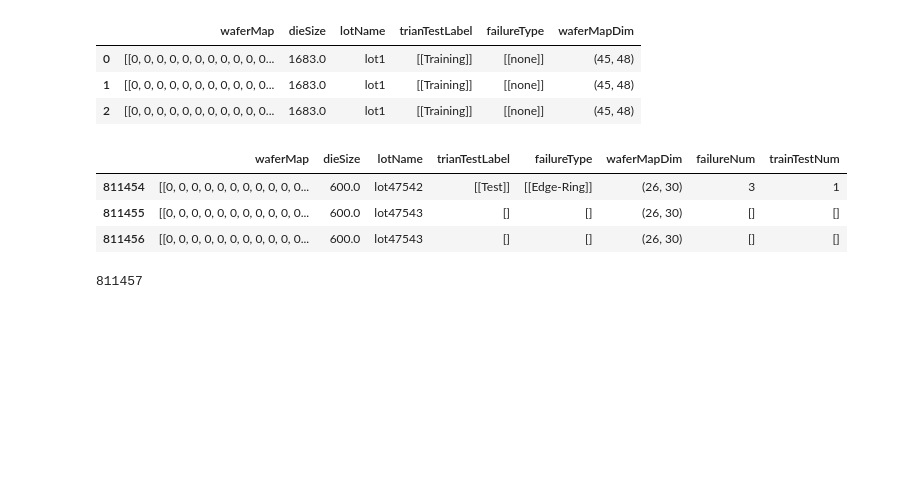
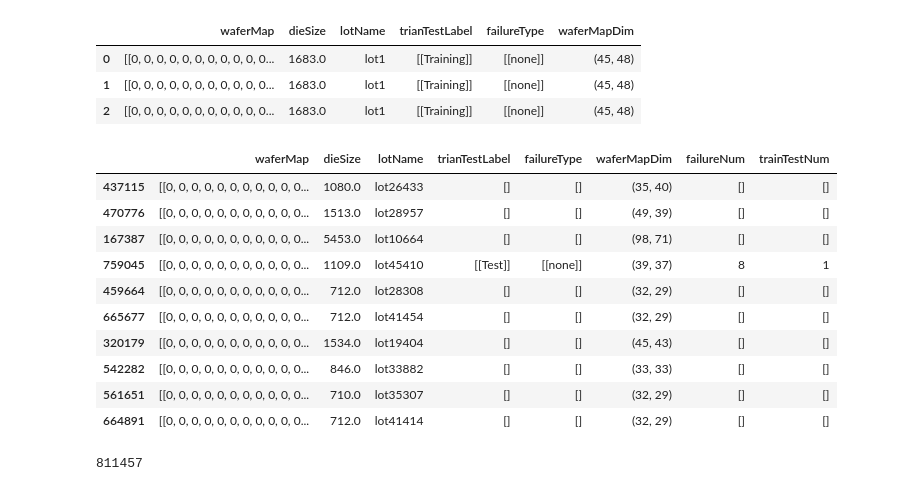
Before and after one commit to davidguo123456/Wafer-Defect-CNN, a Jupyter notebook: main.ipynb, the cells around one changed output. Cells and saved outputs as stored; diff of their text form; code cells hidden in the pictures; blank space fills up the shorter version.

Commit message:
Update splitting to include none

```diff
--- a/main.ipynb
+++ b/main.ipynb
@@ -57,15 +57,22 @@ None
 # %%
 df['failureNum']=df.failureType
 df['trainTestNum']=df.trianTestLabel
 mapping_type={'Center':0,'Donut':1,'Edge-Loc':2,'Edge-Ring':3,'Loc':4,'Random':5,'Scratch':6,'Near-full':7,'none':8}
 mapping_traintest={'Training':0,'Test':1}
 df=df.replace({'failureNum':mapping_type, 'trainTestNum':mapping_traintest})
-display(df.tail(3))
+display(df.sample(10))
 # %% [output]
 |  | waferMap | dieSize | lotName | trianTestLabel | failureType | waferMapDim | failureNum | trainTestNum |
-| 811454 | [[0, 0, 0, 0, 0, 0, 0, 0, 0, 0, 0... | 600.0 | lot47542 | [[Test]] | [[Edge-Ring]] | (26, 30) | 3 | 1 |
-| 811455 | [[0, 0, 0, 0, 0, 0, 0, 0, 0, 0, 0... | 600.0 | lot47543 | [] | [] | (26, 30) | [] | [] |
-| 811456 | [[0, 0, 0, 0, 0, 0, 0, 0, 0, 0, 0... | 600.0 | lot47543 | [] | [] | (26, 30) | [] | [] |
+| 437115 | [[0, 0, 0, 0, 0, 0, 0, 0, 0, 0, 0... | 1080.0 | lot26433 | [] | [] | (35, 40) | [] | [] |
+| 470776 | [[0, 0, 0, 0, 0, 0, 0, 0, 0, 0, 0... | 1513.0 | lot28957 | [] | [] | (49, 39) | [] | [] |
+| 167387 | [[0, 0, 0, 0, 0, 0, 0, 0, 0, 0, 0... | 5453.0 | lot10664 | [] | [] | (98, 71) | [] | [] |
+| 759045 | [[0, 0, 0, 0, 0, 0, 0, 0, 0, 0, 0... | 1109.0 | lot45410 | [[Test]] | [[none]] | (39, 37) | 8 | 1 |
+| 459664 | [[0, 0, 0, 0, 0, 0, 0, 0, 0, 0, 0... | 712.0 | lot28308 | [] | [] | (32, 29) | [] | [] |
+| 665677 | [[0, 0, 0, 0, 0, 0, 0, 0, 0, 0, 0... | 712.0 | lot41454 | [] | [] | (32, 29) | [] | [] |
+| 320179 | [[0, 0, 0, 0, 0, 0, 0, 0, 0, 0, 0... | 1534.0 | lot19404 | [] | [] | (45, 43) | [] | [] |
+| 542282 | [[0, 0, 0, 0, 0, 0, 0, 0, 0, 0, 0... | 846.0 | lot33882 | [] | [] | (33, 33) | [] | [] |
+| 561651 | [[0, 0, 0, 0, 0, 0, 0, 0, 0, 0, 0... | 710.0 | lot35307 | [] | [] | (32, 29) | [] | [] |
+| 664891 | [[0, 0, 0, 0, 0, 0, 0, 0, 0, 0, 0... | 712.0 | lot41414 | [] | [] | (32, 29) | [] | [] |
 # %%
 tol_wafers = df.shape[0]
 print(tol_wafers)
```
Also changed, not shown: parts of 5 cells of this notebook.
